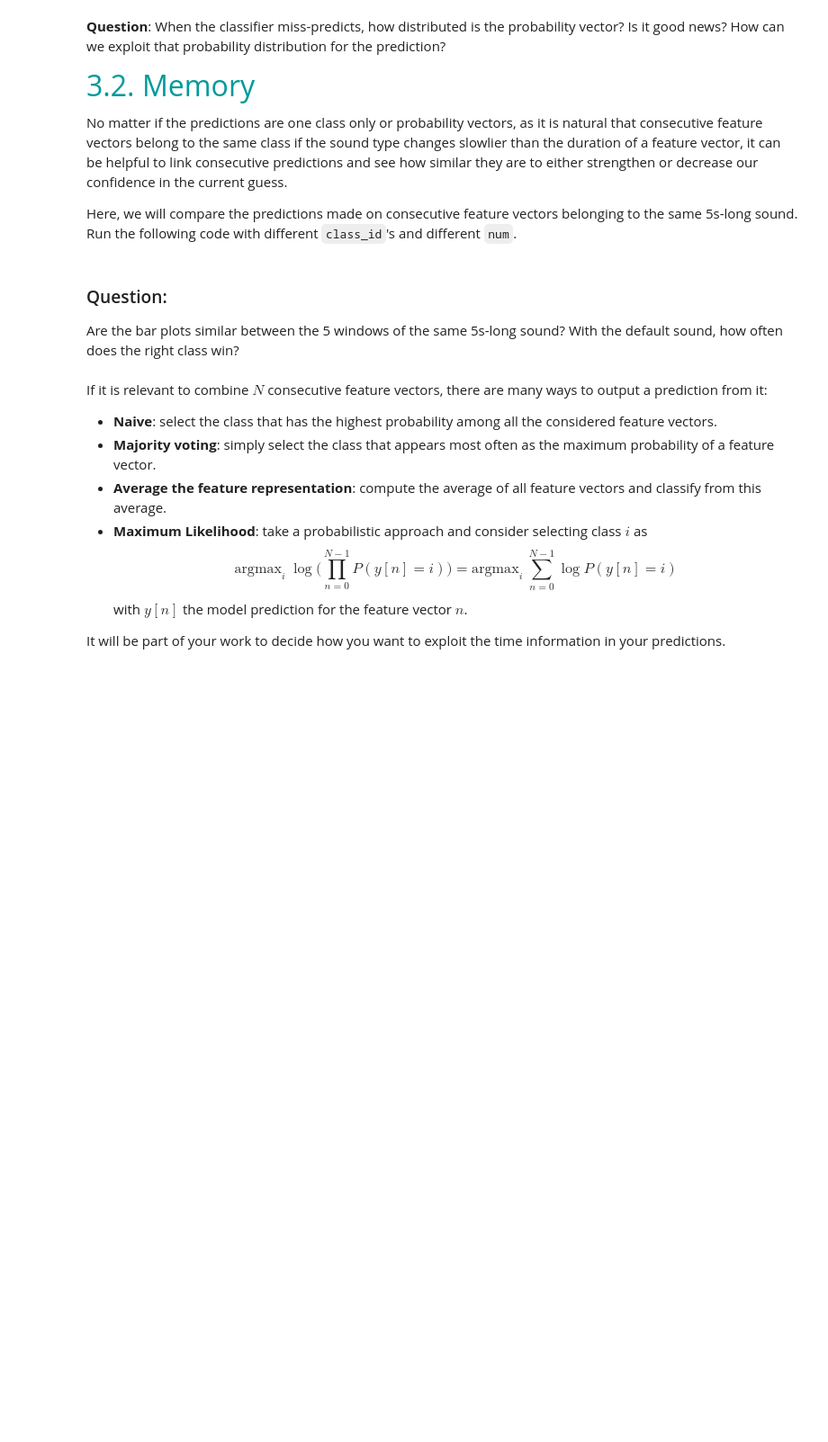
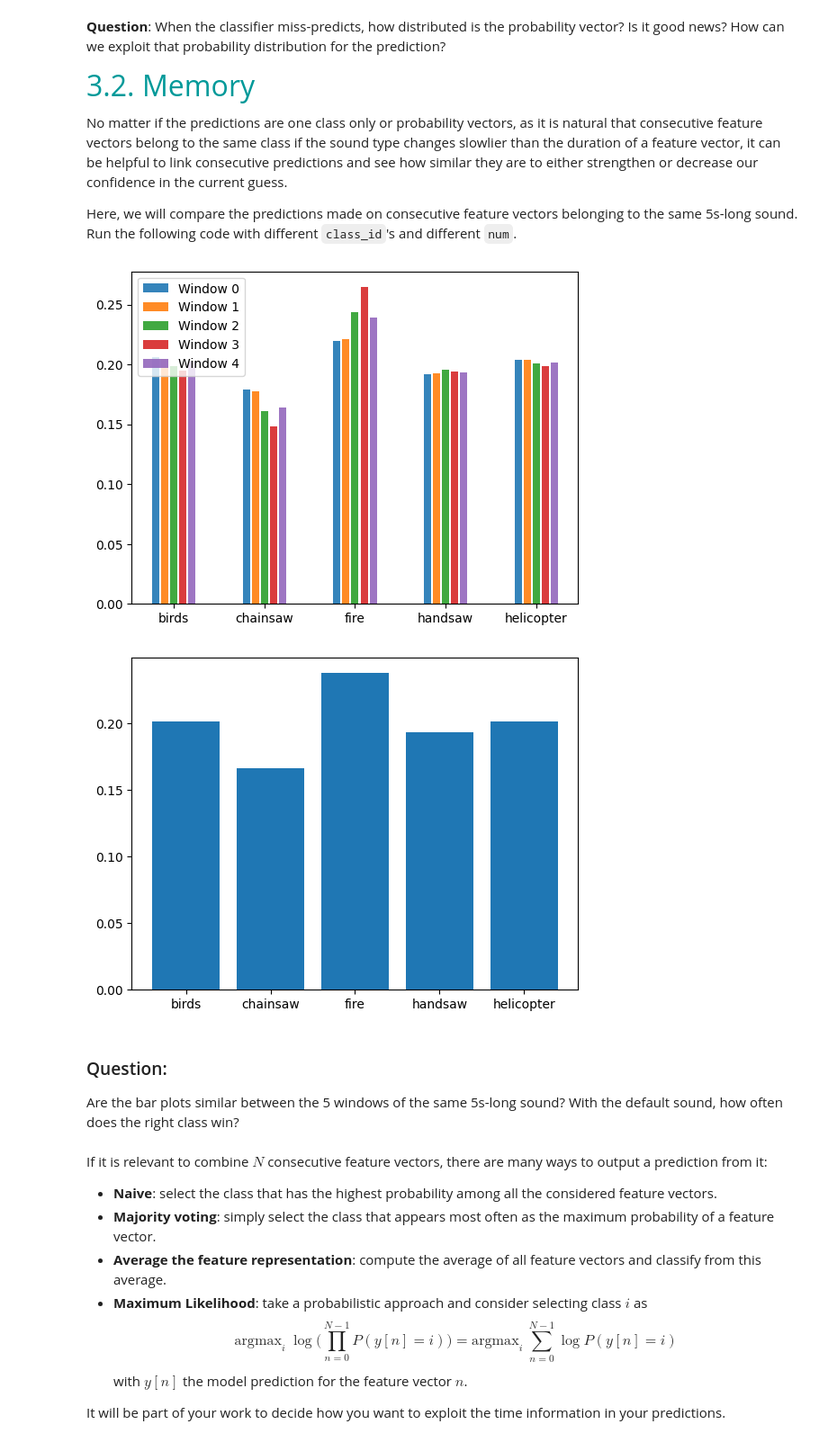
Before and after one commit to LELEC210X/LELEC210X, a Jupyter notebook: classification/h5a3_confidence_and_memory.ipynb, the cells around one changed output. Shown at 90% size. Cells and saved outputs as stored; diff of their text form; code cells hidden in the pictures; blank space fills up the shorter version.

```diff
--- a/classification/h5a3_confidence_and_memory.ipynb
+++ b/classification/h5a3_confidence_and_memory.ipynb
@@ -109,7 +112,7 @@ Here, we will compare the predictions made on consecutive feature vectors belong
 Run the following code with different ``class_id``'s and different ``num``.
 # %%
 ### TO RUN
-num = 0  # 0 (default), 1, ..., 39
+num = 36  # 0 (default), 1, ..., 39
 
 sound = dataset["birds", num]
 audio = AudioUtil.open(sound)
@@ -123,33 +126,36 @@ for window in range(n_win):
     sub_aud = (audio[0][window * 11025 :], audio[1])
     sub_aud = AudioUtil.pad_trunc(sub_aud, 950)
     sgram = AudioUtil.melspectrogram(sub_aud, Nmel=20)
     ncol = int(1000 * 11025 / (1e3 * 512))
     sgram = sgram[:, :ncol]
     fv = sgram.reshape(-1)
 
     ### TO COMPLETE - Eventually normalize and reduce feature vector dimensionality
 
     probs[window, :] = model_knn.predict_proba([fv])[0]
 
 "Mean bar chart"
 plt.figure()
 for window in range(n_win):
     plt.bar(
         np.arange(len(classnames)) * 2 * n_win + window,
         probs[window, :],
         alpha=0.9,
         label=f"Window {window}",
     )
 plt.legend()
 plt.gca().set_xticks(np.arange(len(classnames)) * 2 * n_win + 2)
 plt.gca().set_xticklabels(classnames)
 plt.show()
 
 plt.figure()
 plt.bar(np.arange(len(classnames)), np.mean(probs, axis=0))
 plt.gca().set_xticks(np.arange(len(classnames)))
 plt.gca().set_xticklabels(classnames)
 plt.show()
+# %% [output]
+[figure, added]
+[figure, added]
 # %% [markdown]
 ### Question:
 Are the bar plots similar between the 5 windows of the same 5s-long sound? With the default sound, how often does the right class win?
```
Also changed, not shown: parts of 5 cells of this notebook, 3 other files.
